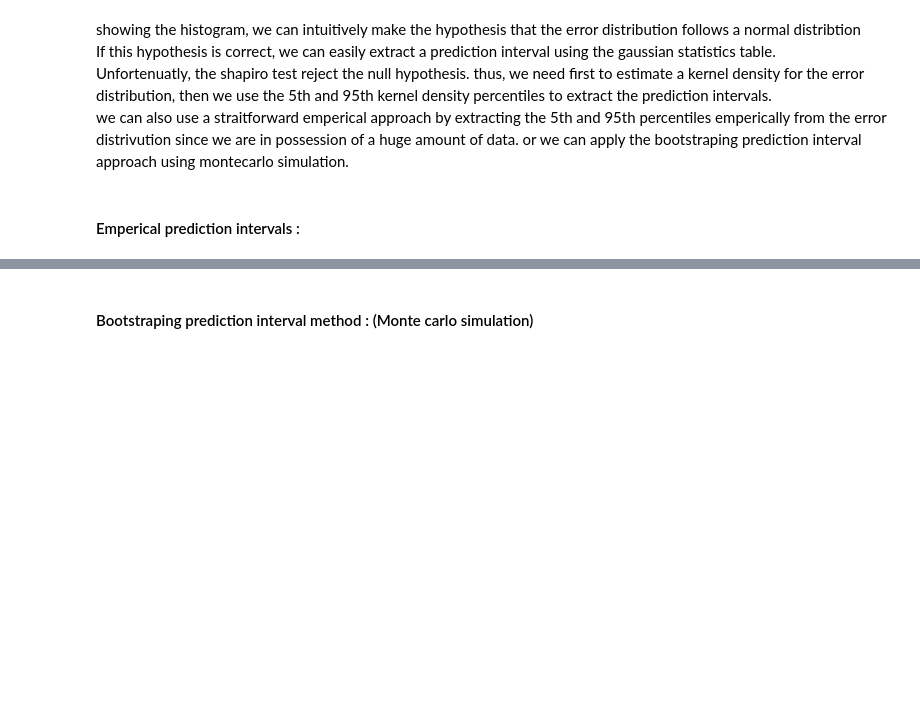
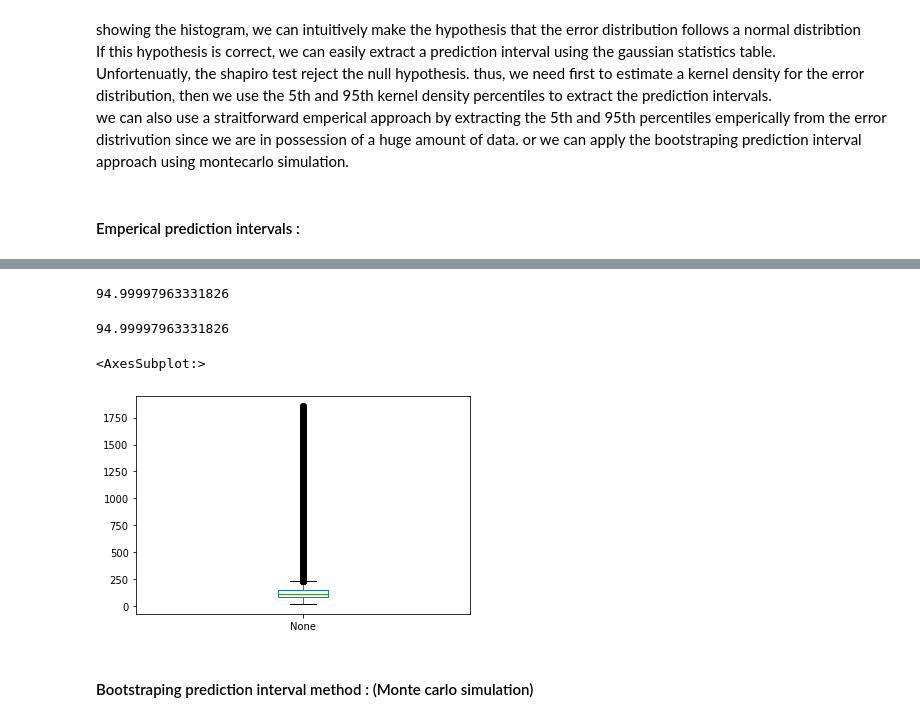
Before and after one commit to azizkastalli/transport_routing, a Jupyter notebook: timeTravelPrediction/timeTravel_prediction.ipynb, the cells around one changed output, grey strips where cells are left out. Saved outputs shown, nothing was run; the diff lists cells and outputs as text; code cells hidden in the pictures; blank space fills up the shorter version.

```diff
--- a/timeTravelPrediction/timeTravel_prediction.ipynb
+++ b/timeTravelPrediction/timeTravel_prediction.ipynb
@@ -427,3 +492,19 @@ in_boundries*100 / all_inputs
+# %%
+lower_boundries = y_pred[(y_pred + lower) < y_test].shape[0]
+lower_boundries*100 / all_inputs
+# %% [output]
+94.99997963331826
+# %%
+upper_boundries = y_pred[(y_pred + upper) > y_test].shape[0]
+upper_boundries*100 / all_inputs
+# %% [output]
+94.99997963331826
+# %%
+
+pd.Series(y_test).plot(kind='box')
+# %% [output]
+<AxesSubplot:>
+[figure, added]
 # %% [markdown]
 #### Bootstraping prediction interval method : (Monte carlo simulation)
 # %%
```
Also changed, not shown: parts of 25 cells of this notebook, 1 other file.
